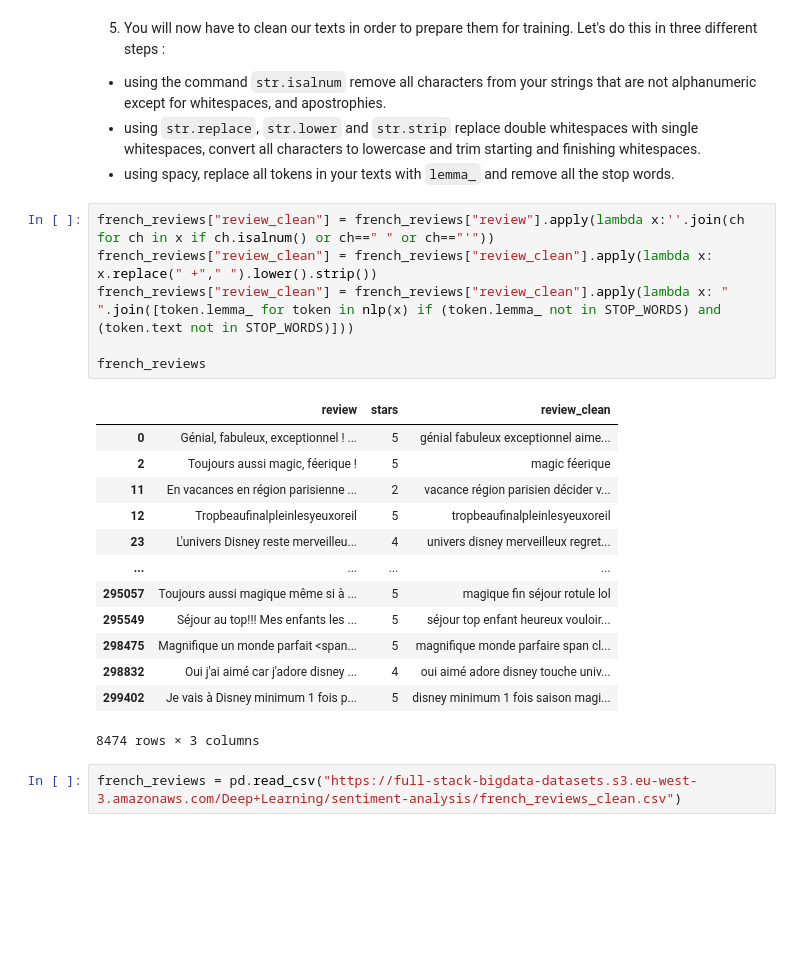
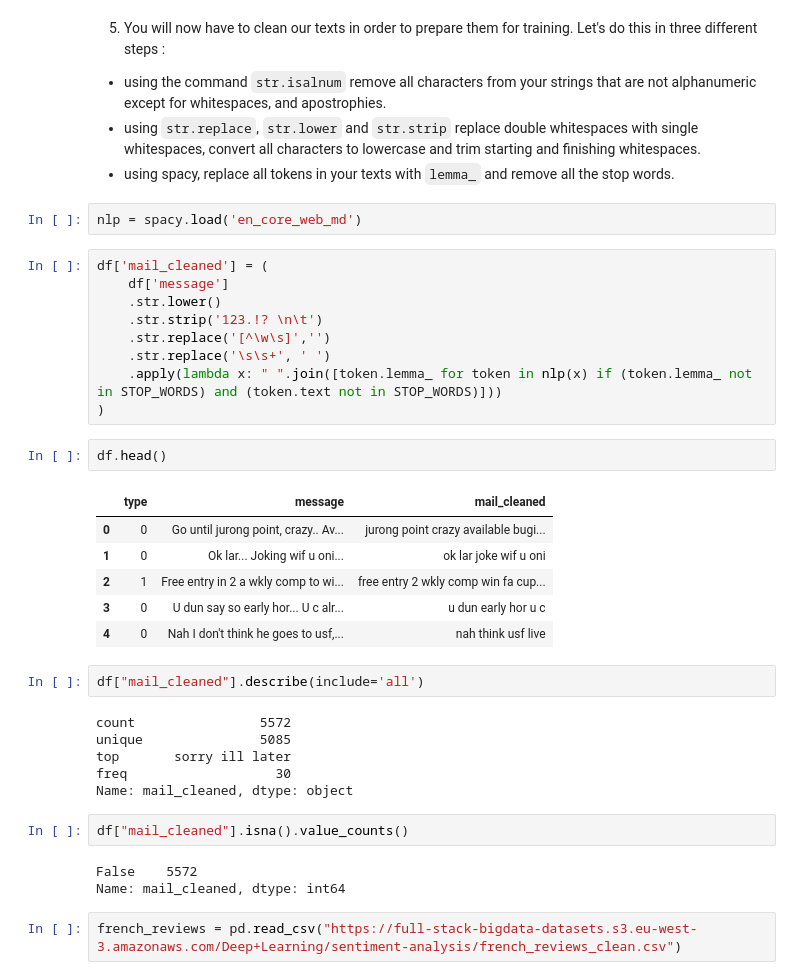
Before and after one commit to lnilluv/bloc_4, a Jupyter notebook: 01-Embedding_for_sentiment_analysis_solutions copy.ipynb, the cells around one changed output. Drawn from its saved outputs; the diff is of its cells as text; blank space fills up the shorter version.

```diff
--- a/01-Embedding_for_sentiment_analysis_solutions copy.ipynb
+++ b/01-Embedding_for_sentiment_analysis_solutions copy.ipynb
@@ -144,26 +118,39 @@ Let's do this in three different steps :
  * using the command `str.isalnum` remove all characters from your strings that are not alphanumeric except for whitespaces, and apostrophies.
  * using `str.replace`, `str.lower` and `str.strip` replace double whitespaces with single whitespaces, convert all characters to lowercase and trim starting and finishing whitespaces.
  * using spacy, replace all tokens in your texts with `lemma_` and remove all the stop words.
+# %%
+nlp = spacy.load('en_core_web_md')
 # %%
-french_reviews["review_clean"] = french_reviews["review"].apply(lambda x:''.join(ch for ch in x if ch.isalnum() or ch==" " or ch=="'"))
-french_reviews["review_clean"] = french_reviews["review_clean"].apply(lambda x: x.replace(" +"," ").lower().strip())
-french_reviews["review_clean"] = french_reviews["review_clean"].apply(lambda x: " ".join([token.lemma_ for token in nlp(x) if (token.lemma_ not in STOP_WORDS) and (token.text not in STOP_WORDS)]))
-
-french_reviews
+df['mail_cleaned'] = (
+    df['message']
+    .str.lower()
+    .str.strip('123.!? \n\t')
+    .str.replace('[^\w\s]','')
+    .str.replace('\s\s+', ' ')
+    .apply(lambda x: " ".join([token.lemma_ for token in nlp(x) if (token.lemma_ not in STOP_WORDS) and (token.text not in STOP_WORDS)]))
+)
-# %% [output]
-|  | review | stars | review_clean |
-| 0 | Génial, fabuleux, exceptionnel ! ... | 5 | génial fabuleux exceptionnel aime... |
-| 2 | Toujours aussi magic, féerique ! | 5 | magic féerique |
-| 11 | En vacances en région parisienne ... | 2 | vacance région parisien décider v... |
-| 12 | Tropbeaufinalpleinlesyeuxoreil | 5 | tropbeaufinalpleinlesyeuxoreil |
-| 23 | L'univers Disney reste merveilleu... | 4 | univers disney merveilleux regret... |
-| ... | ... | ... | ... |
-| 295057 | Toujours aussi magique même si à ... | 5 | magique fin séjour rotule lol |
-| 295549 | Séjour au top!!! Mes enfants les ... | 5 | séjour top enfant heureux vouloir... |
-| 298475 | Magnifique un monde parfait <span... | 5 | magnifique monde parfaire span cl... |
-| 298832 | Oui j'ai aimé car j'adore disney ... | 4 | oui aimé adore disney touche univ... |
-| 299402 | Je vais à Disney minimum 1 fois p... | 5 | disney minimum 1 fois saison magi... |
-8474 rows × 3 columns
+# %%
+df.head()
+# %% [output]
+|  | type | message | mail_cleaned |
+| 0 | 0 | Go until jurong point, crazy.. Av... | jurong point crazy available bugi... |
+| 1 | 0 | Ok lar... Joking wif u oni... | ok lar joke wif u oni |
+| 2 | 1 | Free entry in 2 a wkly comp to wi... | free entry 2 wkly comp win fa cup... |
+| 3 | 0 | U dun say so early hor... U c alr... | u dun early hor u c |
+| 4 | 0 | Nah I don't think he goes to usf,... | nah think usf live |
+# %%
+df["mail_cleaned"].describe(include='all')
+# %% [output]
+count                5572
+unique               5085
+top       sorry ill later
+freq                   30
+Name: mail_cleaned, dtype: object
+# %%
+df["mail_cleaned"].isna().value_counts()
+# %% [output]
+False    5572
+Name: mail_cleaned, dtype: int64
 # %%
 french_reviews = pd.read_csv("https://full-stack-bigdata-datasets.s3.eu-west-3.amazonaws.com/Deep+Learning/sentiment-analysis/french_reviews_clean.csv")
 # %%
```
Also changed, not shown: parts of 3 cells of this notebook, 1 other file.
